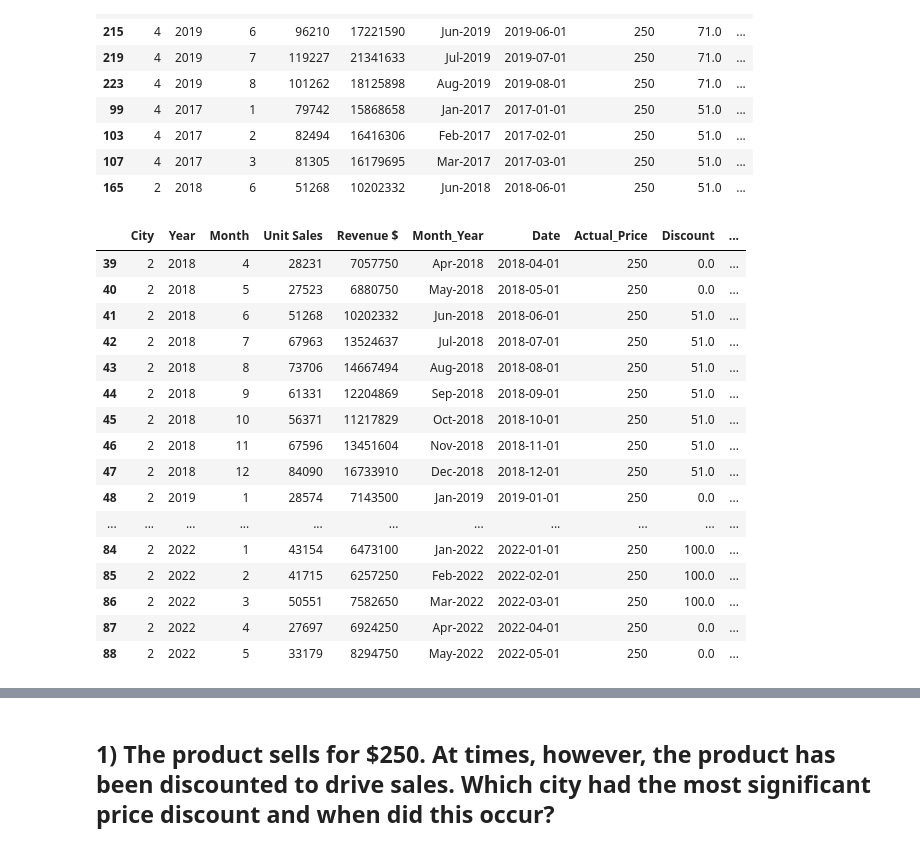
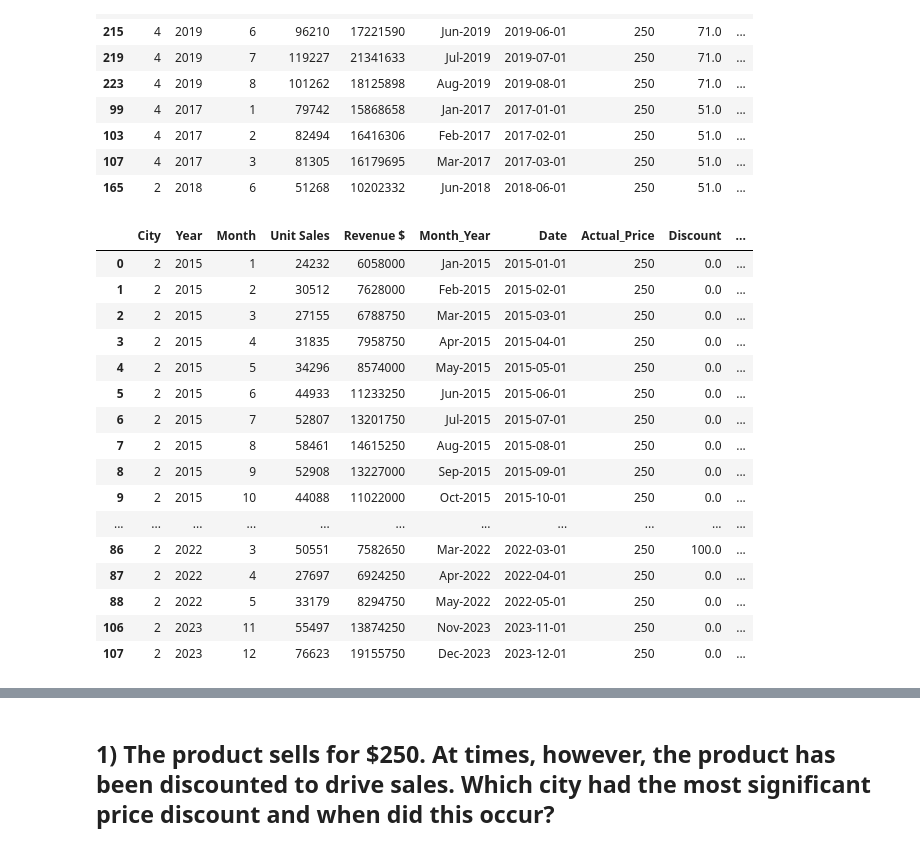
Before and after one commit to vamshi694/Apple_Case_Study, a Jupyter notebook: Scripts/Data_exploration.ipynb, the cells around one changed output, grey strips where cells are left out. Saved outputs shown, nothing was run; the diff lists cells and outputs as text; code cells hidden in the pictures.

```diff
--- a/Scripts/Data_exploration.ipynb
+++ b/Scripts/Data_exploration.ipynb
@@ -100,26 +100,26 @@ Data.nlargest(10, 'Discount')
 # %%
 city_2_data = Data[Data['City'] == 2]
 city_2_data.reset_index(drop=True, inplace=True)
-highest_discount_indices = city_2_data['Discount'].nlargest(10).index
+highest_discount_indices = city_2_data['Discount'].nlargest(25).index
 prior_indices = highest_discount_indices - 2
 after_indices = highest_discount_indices + 2
 
 pd.concat([city_2_data.iloc[prior_indices],city_2_data.iloc[highest_discount_indices],city_2_data.iloc[after_indices]]).drop_duplicates().sort_index()
 # %% [output]
 |  | City | Year | Month | Unit Sales | Revenue $ | Month_Year | Date | Actual_Price | Discount | ... |
-| 39 | 2 | 2018 | 4 | 28231 | 7057750 | Apr-2018 | 2018-04-01 | 250 | 0.0 | ... |
-| 40 | 2 | 2018 | 5 | 27523 | 6880750 | May-2018 | 2018-05-01 | 250 | 0.0 | ... |
-| 41 | 2 | 2018 | 6 | 51268 | 10202332 | Jun-2018 | 2018-06-01 | 250 | 51.0 | ... |
-| 42 | 2 | 2018 | 7 | 67963 | 13524637 | Jul-2018 | 2018-07-01 | 250 | 51.0 | ... |
-| 43 | 2 | 2018 | 8 | 73706 | 14667494 | Aug-2018 | 2018-08-01 | 250 | 51.0 | ... |
-| 44 | 2 | 2018 | 9 | 61331 | 12204869 | Sep-2018 | 2018-09-01 | 250 | 51.0 | ... |
-| 45 | 2 | 2018 | 10 | 56371 | 11217829 | Oct-2018 | 2018-10-01 | 250 | 51.0 | ... |
-| 46 | 2 | 2018 | 11 | 67596 | 13451604 | Nov-2018 | 2018-11-01 | 250 | 51.0 | ... |
-| 47 | 2 | 2018 | 12 | 84090 | 16733910 | Dec-2018 | 2018-12-01 | 250 | 51.0 | ... |
-| 48 | 2 | 2019 | 1 | 28574 | 7143500 | Jan-2019 | 2019-01-01 | 250 | 0.0 | ... |
+| 0 | 2 | 2015 | 1 | 24232 | 6058000 | Jan-2015 | 2015-01-01 | 250 | 0.0 | ... |
+| 1 | 2 | 2015 | 2 | 30512 | 7628000 | Feb-2015 | 2015-02-01 | 250 | 0.0 | ... |
+| 2 | 2 | 2015 | 3 | 27155 | 6788750 | Mar-2015 | 2015-03-01 | 250 | 0.0 | ... |
+| 3 | 2 | 2015 | 4 | 31835 | 7958750 | Apr-2015 | 2015-04-01 | 250 | 0.0 | ... |
+| 4 | 2 | 2015 | 5 | 34296 | 8574000 | May-2015 | 2015-05-01 | 250 | 0.0 | ... |
+| 5 | 2 | 2015 | 6 | 44933 | 11233250 | Jun-2015 | 2015-06-01 | 250 | 0.0 | ... |
+| 6 | 2 | 2015 | 7 | 52807 | 13201750 | Jul-2015 | 2015-07-01 | 250 | 0.0 | ... |
+| 7 | 2 | 2015 | 8 | 58461 | 14615250 | Aug-2015 | 2015-08-01 | 250 | 0.0 | ... |
+| 8 | 2 | 2015 | 9 | 52908 | 13227000 | Sep-2015 | 2015-09-01 | 250 | 0.0 | ... |
+| 9 | 2 | 2015 | 10 | 44088 | 11022000 | Oct-2015 | 2015-10-01 | 250 | 0.0 | ... |
 | ... | ... | ... | ... | ... | ... | ... | ... | ... | ... | ... |
-| 84 | 2 | 2022 | 1 | 43154 | 6473100 | Jan-2022 | 2022-01-01 | 250 | 100.0 | ... |
-| 85 | 2 | 2022 | 2 | 41715 | 6257250 | Feb-2022 | 2022-02-01 | 250 | 100.0 | ... |
 | 86 | 2 | 2022 | 3 | 50551 | 7582650 | Mar-2022 | 2022-03-01 | 250 | 100.0 | ... |
 | 87 | 2 | 2022 | 4 | 27697 | 6924250 | Apr-2022 | 2022-04-01 | 250 | 0.0 | ... |
 | 88 | 2 | 2022 | 5 | 33179 | 8294750 | May-2022 | 2022-05-01 | 250 | 0.0 | ... |
+| 106 | 2 | 2023 | 11 | 55497 | 13874250 | Nov-2023 | 2023-11-01 | 250 | 0.0 | ... |
+| 107 | 2 | 2023 | 12 | 76623 | 19155750 | Dec-2023 | 2023-12-01 | 250 | 0.0 | ... |
```
Also changed, not shown: parts of 24 cells of this notebook, 3 other files.
